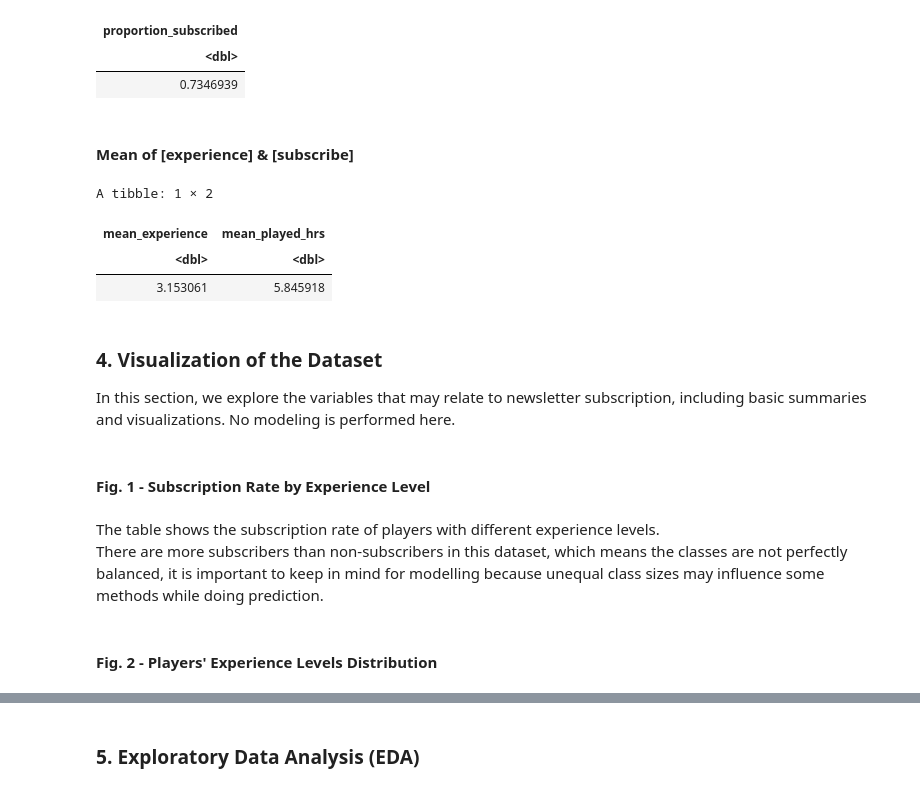
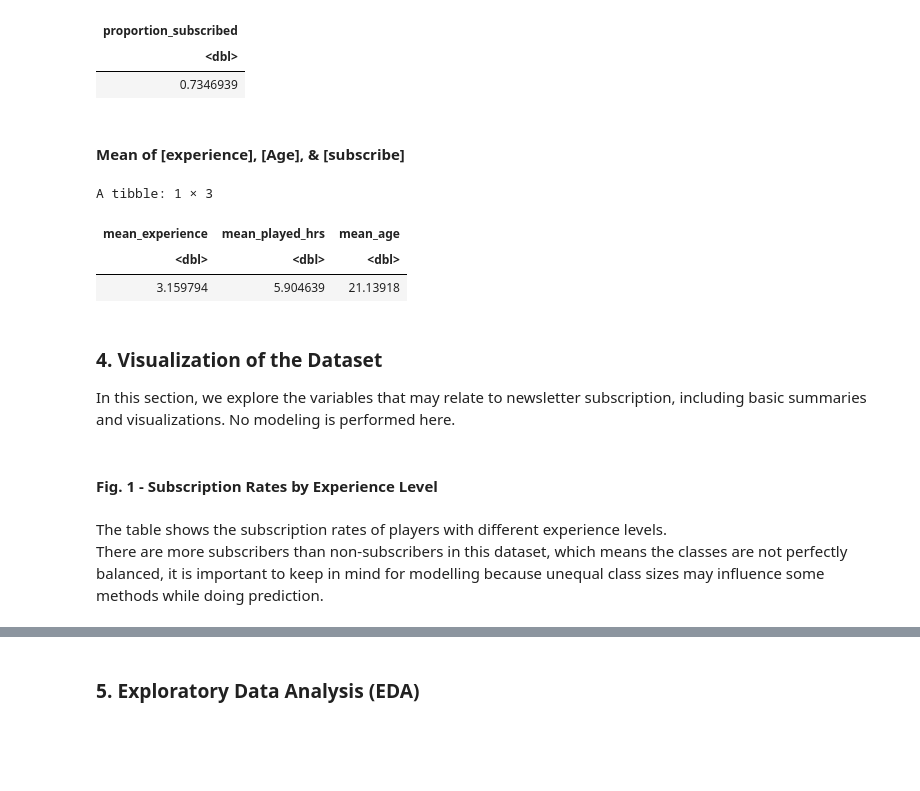
Before and after one commit to camillesnyder/Final-Project, a Jupyter notebook: Final-Project.ipynb, the cells around one changed output, grey strips where cells are left out. Cells and saved outputs as stored; diff of their text form; code cells hidden in the pictures; blank space fills up the shorter version.

```diff
--- a/Final-Project.ipynb
+++ b/Final-Project.ipynb
@@ -44,9 +62,10 @@ A tibble: 6 × 7
 <h3>2. Data Cleaning and Wrangling</h3>
 # %%
 #wrangling data by changing experience, subscribe to a numerical vector so straight-line calculations can be performed
-#selecting played_hours vector, experience vector, and people who identify as male as predictors, and subscribe variable as the response
+#selecting played_hours vector, experience vector, and Age vector as predictors, and subscribe variable as the response
+#filtering out NA values so they doesn't mess up calculations
 players_wrang <- players_data|>
-    select(played_hours, experience, subscribe)|>
+    select(played_hours, experience, Age, subscribe)|>
     mutate( experience = as_factor(experience))|>
     mutate( experience = fct_recode(experience,
                                     "1" = "Beginner",
@@ -55,6 +74,5 @@ players_wrang <- players_data|>
                                     "4" = "Veteran",
                                     "5" = "Pro"))|>
     mutate(experience = as.numeric(experience))|>
-    mutate(subscribe = as_factor(subscribe))
-
-dim(players_wrang)
+    mutate(subscribe = as_factor(subscribe))|>
+    drop_na()
@@ -131,27 +147,26 @@ A tibble: 1 × 1
 | <dbl> |
 | 0.7346939 |
 # %% [markdown]
-#### Mean of [experience] & [subscribe]
+#### Mean of [experience], [Age], & [subscribe]
 # %%
-# Mean of [experience] & [subscribe]
+# Mean of [experience], [Age], & [subscribe]
 player_avgs <- players_wrang|>
     summarize(mean_experience = mean(experience),
-              mean_played_hrs = mean(played_hours))
+              mean_played_hrs = mean(played_hours),
+             mean_age = mean(Age, na.rm = TRUE))
 
 player_avgs
 # %% [output]
-A tibble: 1 × 2
+A tibble: 1 × 3
-| mean_experience | mean_played_hrs |
-| <dbl> | <dbl> |
-| 3.153061 | 5.845918 |
+| mean_experience | mean_played_hrs | mean_age |
+| <dbl> | <dbl> | <dbl> |
+| 3.159794 | 5.904639 | 21.13918 |
 # %% [markdown]
 ### 4. Visualization of the Dataset
 In this section, we explore the variables that may relate to newsletter subscription, including basic summaries and visualizations. No modeling is performed here.
 # %% [markdown]
-#### Fig. 1 - Subscription Rate by Experience Level
+#### Fig. 1 - Subscription Rates by Experience Level
 # %% [markdown]
-The table shows the subscription rate of players with different experience levels.
+The table shows the subscription rates of players with different experience levels.
 \
 There are more subscribers than non-subscribers in this dataset, which means the classes are not perfectly balanced, it is important to keep in mind for modelling because unequal class sizes may influence some methods while doing prediction.
-# %% [markdown]
-#### Fig. 2 - Players' Experience Levels Distribution
```
Also changed, not shown: parts of 20 cells of this notebook.
